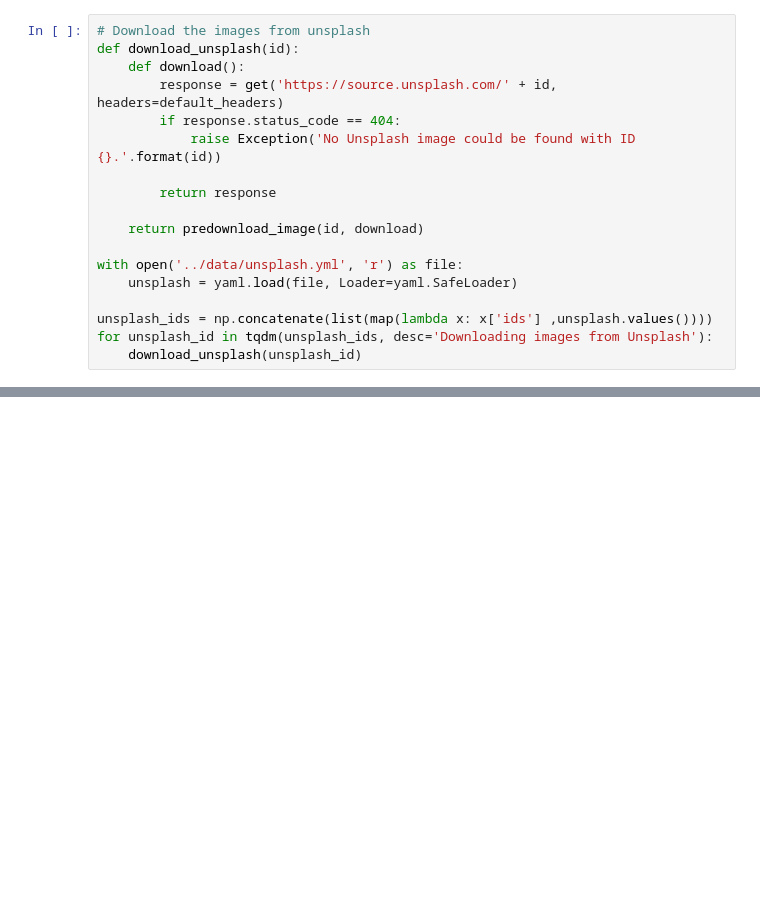
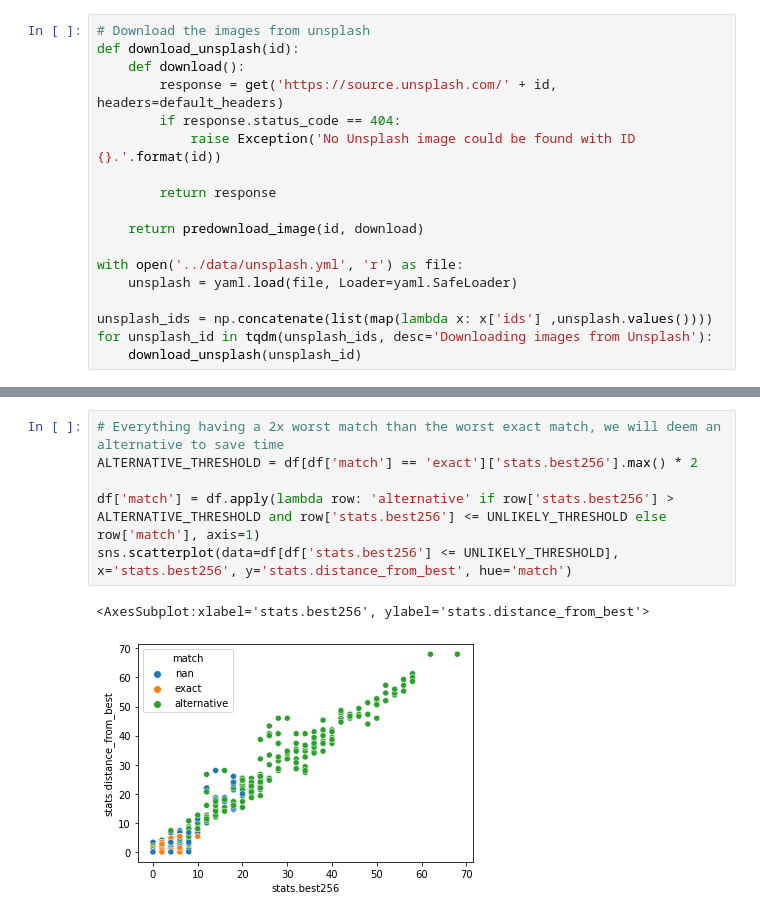
Before and after one commit to NoppesTheFolf/Fluffle, a Jupyter notebook: Fluffle.Notebooks/notebooks/match.ipynb, the cells around one changed output, grey strips where cells are left out. Cells and saved outputs as stored; diff of their text form; blank space fills up the shorter version.

```diff
--- a/Fluffle.Notebooks/notebooks/match.ipynb
+++ b/Fluffle.Notebooks/notebooks/match.ipynb
@@ -84,0 +205,9 @@ for unsplash_id in tqdm(unsplash_ids, desc='Downloading images from Unsplash'):
+# %%
+# Everything having a 2x worst match than the worst exact match, we will deem an alternative to save time
+ALTERNATIVE_THRESHOLD = df[df['match'] == 'exact']['stats.best256'].max() * 2
+
+df['match'] = df.apply(lambda row: 'alternative' if row['stats.best256'] > ALTERNATIVE_THRESHOLD and row['stats.best256'] <= UNLIKELY_THRESHOLD else row['match'], axis=1)
+sns.scatterplot(data=df[df['stats.best256'] <= UNLIKELY_THRESHOLD], x='stats.best256', y='stats.distance_from_best', hue='match')
+# %% [output]
+<AxesSubplot:xlabel='stats.best256', ylabel='stats.distance_from_best'>
+[figure, added]
```
Also changed, not shown: parts of 17 cells of this notebook, 2 other files.
